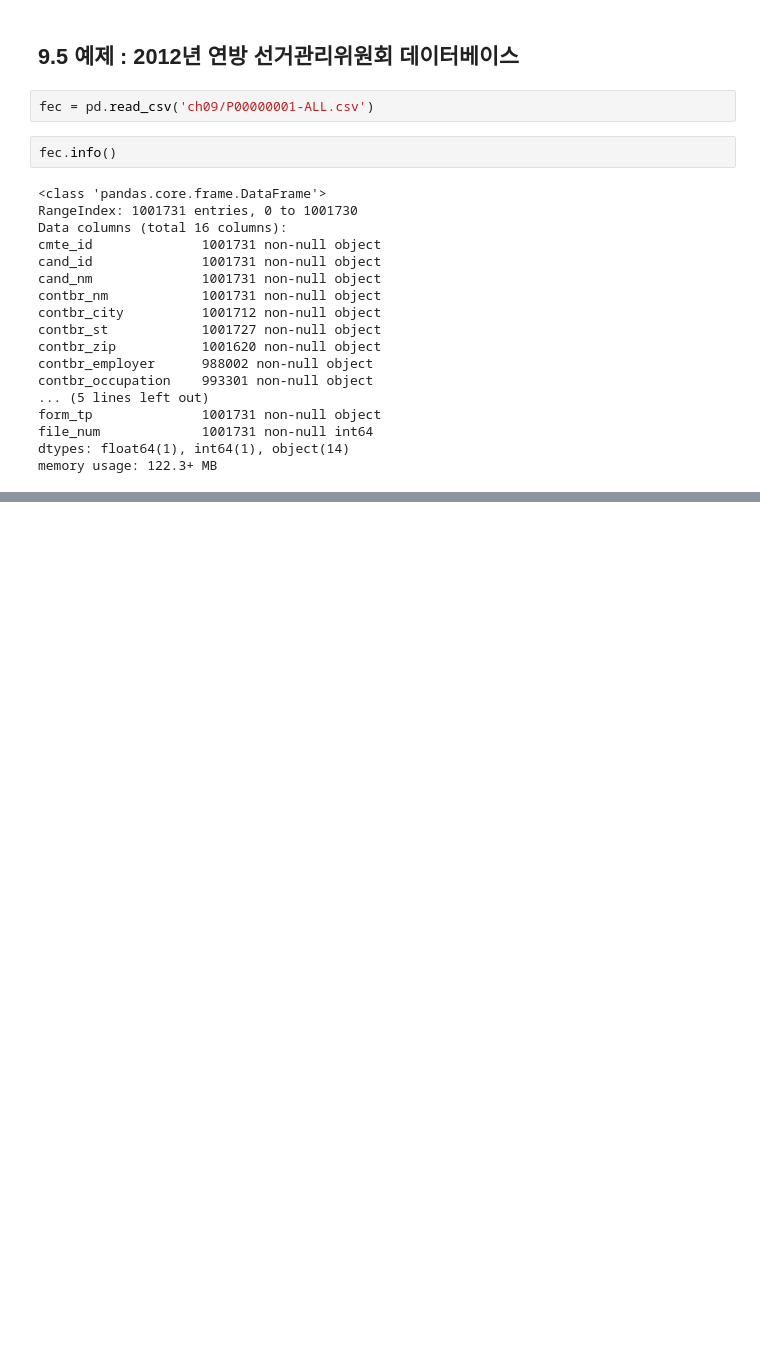
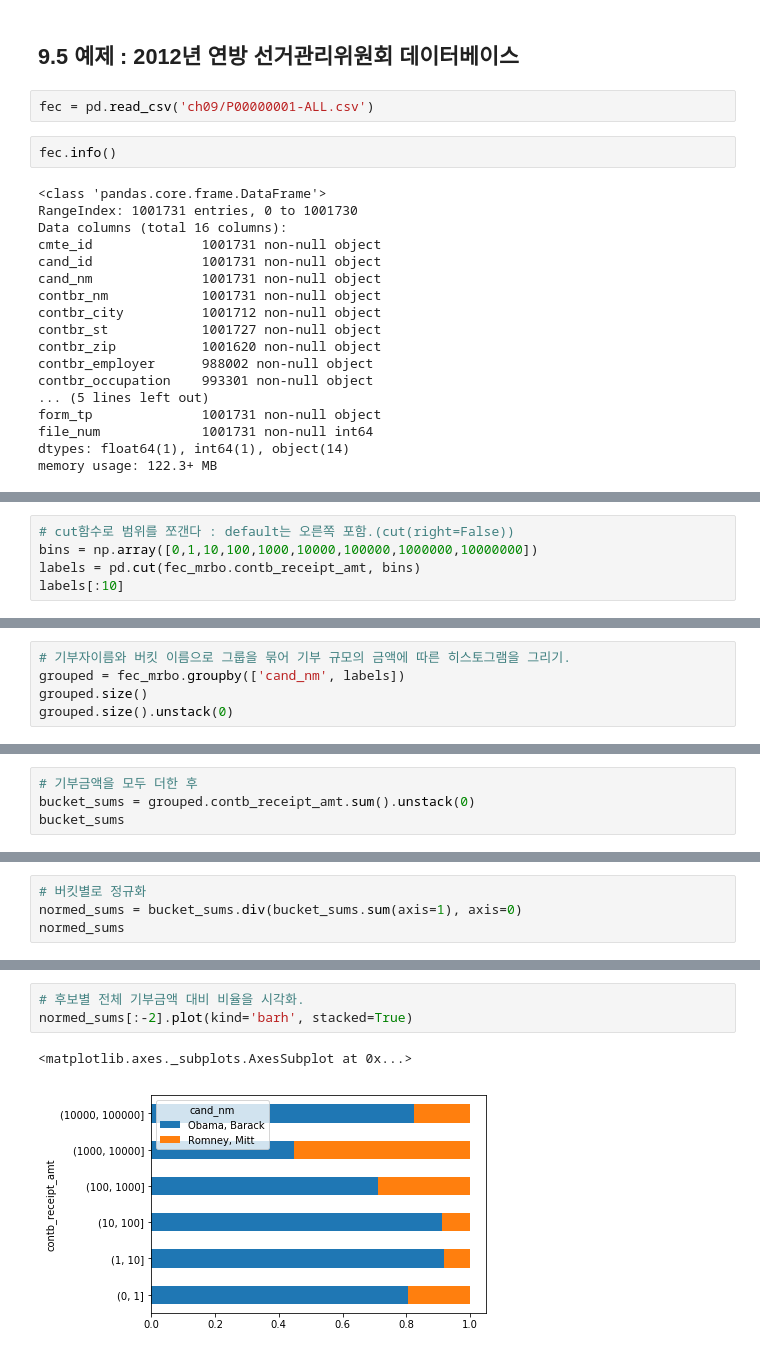
Before and after one commit to eunhwany/ML_Study, a Jupyter notebook: pydataAnalysis/Chap9_Data Aggreation and Group Operations.ipynb, the cells around one changed output, grey strips where cells are left out. Drawn from its saved outputs; the diff is of its cells as text; blank space fills up the shorter version.

```diff
--- a/pydataAnalysis/Chap9_Data Aggreation and Group Operations.ipynb
+++ b/pydataAnalysis/Chap9_Data Aggreation and Group Operations.ipynb
@@ -1467,0 +1725,5 @@ memory usage: 122.3+ MB
+# %%
+# cut함수로 범위를 쪼갠다 : default는 오른쪽 포함.(cut(right=False))
+bins = np.array([0,1,10,100,1000,10000,100000,1000000,10000000])
+labels = pd.cut(fec_mrbo.contb_receipt_amt, bins)
+labels[:10]
@@ -1467,0 +1743,5 @@ memory usage: 122.3+ MB
+# %%
+# 기부자이름와 버킷 이름으로 그룹을 묶어 기부 규모의 금액에 따른 히스토그램을 그리기.
+grouped = fec_mrbo.groupby(['cand_nm', labels])
+grouped.size()
+grouped.size().unstack(0)
@@ -1467,0 +1775,4 @@ memory usage: 122.3+ MB
+# %%
+# 기부금액을 모두 더한 후
+bucket_sums = grouped.contb_receipt_amt.sum().unstack(0)
+bucket_sums
@@ -1467,0 +1790,4 @@ memory usage: 122.3+ MB
+# %%
+# 버킷별로 정규화
+normed_sums = bucket_sums.div(bucket_sums.sum(axis=1), axis=0)
+normed_sums
@@ -1467,0 +1805,6 @@ memory usage: 122.3+ MB
+# %%
+# 후보별 전체 기부금액 대비 비율을 시각화.
+normed_sums[:-2].plot(kind='barh', stacked=True)
+# %% [output]
+<matplotlib.axes._subplots.AxesSubplot at 0x...>
+[figure, added]
```
Also changed, not shown: parts of 30 cells of this notebook.
